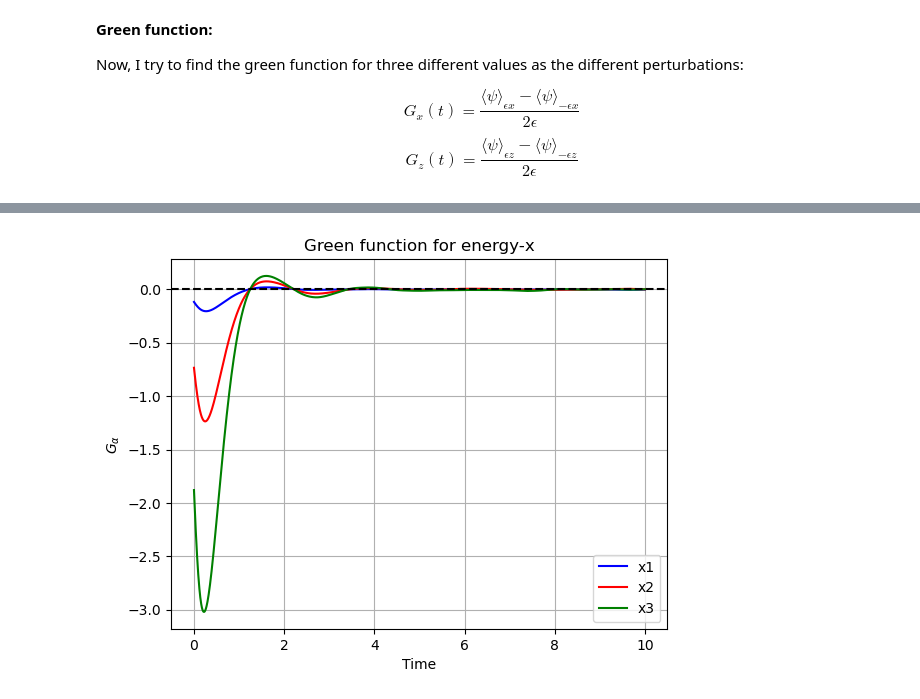
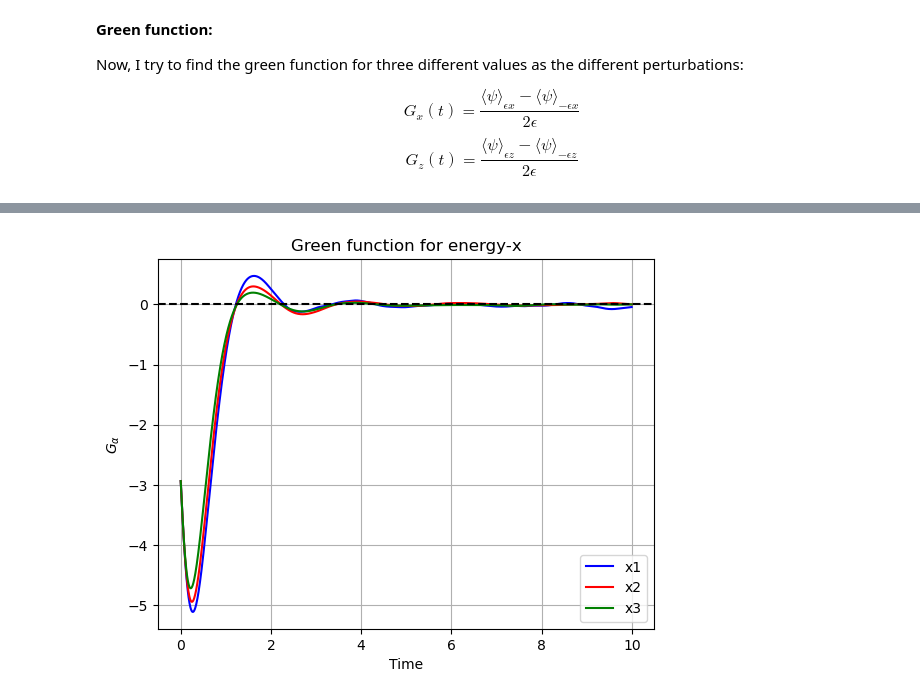
Before and after one commit to SarahYousefi240/L96-2V, a Jupyter notebook: Lorents_96_improved_2v.ipynb, the cells around one changed output, grey strips where cells are left out. Drawn from its saved outputs; the diff is of its cells as text; code cells hidden in the pictures.

```diff
--- a/Lorents_96_improved_2v.ipynb
+++ b/Lorents_96_improved_2v.ipynb
@@ -1400,3 +2021,18 @@ plt.show()
 # %% [output]
 [figure]
 [figure]
+# %%
+mean_cross_response1ma = np.mean(relaxation1_cross_list, axis=0)
+mean_cross_response2ma = np.mean(relaxation2_cross_list, axis=0)
+mean_cross_response3ma = np.mean(relaxation3_cross_list, axis=0)
+
+fig, ax = plt.subplots()
+ax.plot(time_relax, mean_cross_response1ma, color='green')
+ax.plot(time_relax, mean_cross_response2ma, color='red')
+ax.plot(time_relax, mean_cross_response3ma, color='blue')
+ax.set_xlabel("Time")
+ax.set_ylabel(r"$\langle \Phi(t) \rangle$")
+ax.set_title("energy relaxation after perturbation-cross correlation")
+
+ax.grid()
+plt.show()
@@ -1587,21 +2374,25 @@ plt.show()
 #Green function
 # Considering the perturbation on alpha
 
-G_mom_1x_a = (mean_response_1_xa - mean_response_1_xam)/ 2 * eps1
-G_mom_2x_a = (mean_response_2_xa - mean_response_2_xam)/ 2 * eps2
-G_mom_3x_a = (mean_response_3_xa - mean_response_3_xam)/ 2 * eps3
+G_mom_1x_a = (mean_response_1_xa - mean_response_1_xam)/ (2 * eps1)
+G_mom_2x_a = (mean_response_2_xa - mean_response_2_xam)/ (2 * eps2)
+G_mom_3x_a = (mean_response_3_xa - mean_response_3_xam)/ (2 * eps3)
 
-G_mom_1z_a = (mean_response_1_za - mean_response_1_zam)/ 2 * eps1
-G_mom_2z_a = (mean_response_2_za - mean_response_2_zam)/ 2 * eps2
-G_mom_3z_a = (mean_response_3_za - mean_response_3_zam)/ 2 * eps3
+G_mom_1z_a = (mean_response_1_za - mean_response_1_zam)/ (2 * eps1)
+G_mom_2z_a = (mean_response_2_za - mean_response_2_zam)/ (2 * eps2)
+G_mom_3z_a = (mean_response_3_za - mean_response_3_zam)/ (2 * eps3)
 
-G_energy_1x_a = (mean_energy_response_1_xa - mean_energy_response_1_xam)/ 2 * eps1
-G_energy_2x_a = (mean_energy_response_2_xa - mean_energy_response_2_xam)/ 2 * eps2
-G_energy_3x_a = (mean_energy_response_3_xa - mean_energy_response_3_xam)/ 2 * eps3
+G_energy_1x_a = (mean_energy_response_1_xa - mean_energy_response_1_xam)/ (2 * eps1)
+G_energy_2x_a = (mean_energy_response_2_xa - mean_energy_response_2_xam)/ (2 * eps2)
+G_energy_3x_a = (mean_energy_response_3_xa - mean_energy_response_3_xam)/ (2 * eps3)
 
-G_energy_1z_a = (mean_energy_response_1_za - mean_energy_response_1_zam)/ 2 * eps1
-G_energy_2z_a = (mean_energy_response_2_za - mean_energy_response_2_zam)/ 2 * eps2
-G_energy_3z_a = (mean_energy_response_3_za - mean_energy_response_3_zam)/ 2 * eps3
+G_energy_1z_a = (mean_energy_response_1_za - mean_energy_response_1_zam)/ (2 * eps1)
+G_energy_2z_a = (mean_energy_response_2_za - mean_energy_response_2_zam)/ (2 * eps2)
+G_energy_3z_a = (mean_energy_response_3_za - mean_energy_response_3_zam)/ (2 * eps3)
+
+G_cross_1a = (mean_cross_response1a - mean_cross_response1ma)/ (2 * eps1)
+G_cross_2a = (mean_cross_response2a - mean_cross_response2ma)/ (2 * eps2)
+G_cross_3a = (mean_cross_response3a - mean_cross_response3ma)/ (2 * eps3)
 
 time_relax = np.arange(0, 10, dt)
 
@@ -1664,4 +2455,20 @@ ax.legend()
 ax.grid()
 
 plt.show()
+
+fig, ax = plt.subplots()
+
+ax.plot(time_relax, G_cross_1a, label='$x1\\theta$ 1', color='blue')
+ax.plot(time_relax, G_cross_2a, label='$x2\\theta$ 2', color='red')
+ax.plot(time_relax, G_cross_3a, label='$x3\\theta$ 3', color='green')
+
+ax.set_xlabel("Time")
+ax.set_ylabel(r"$G_\alpha$")
+ax.set_title("Green function for cross correlation")
+
+ax.axhline(0, color='black', linestyle='--')
+ax.legend()
+ax.grid()
+
+plt.show()
 # %% [output]
@@ -1670 +2477 @@ plt.show()
-[figure, old version]
+[figure, new version]
```
Also changed, not shown: parts of 33 cells of this notebook.
